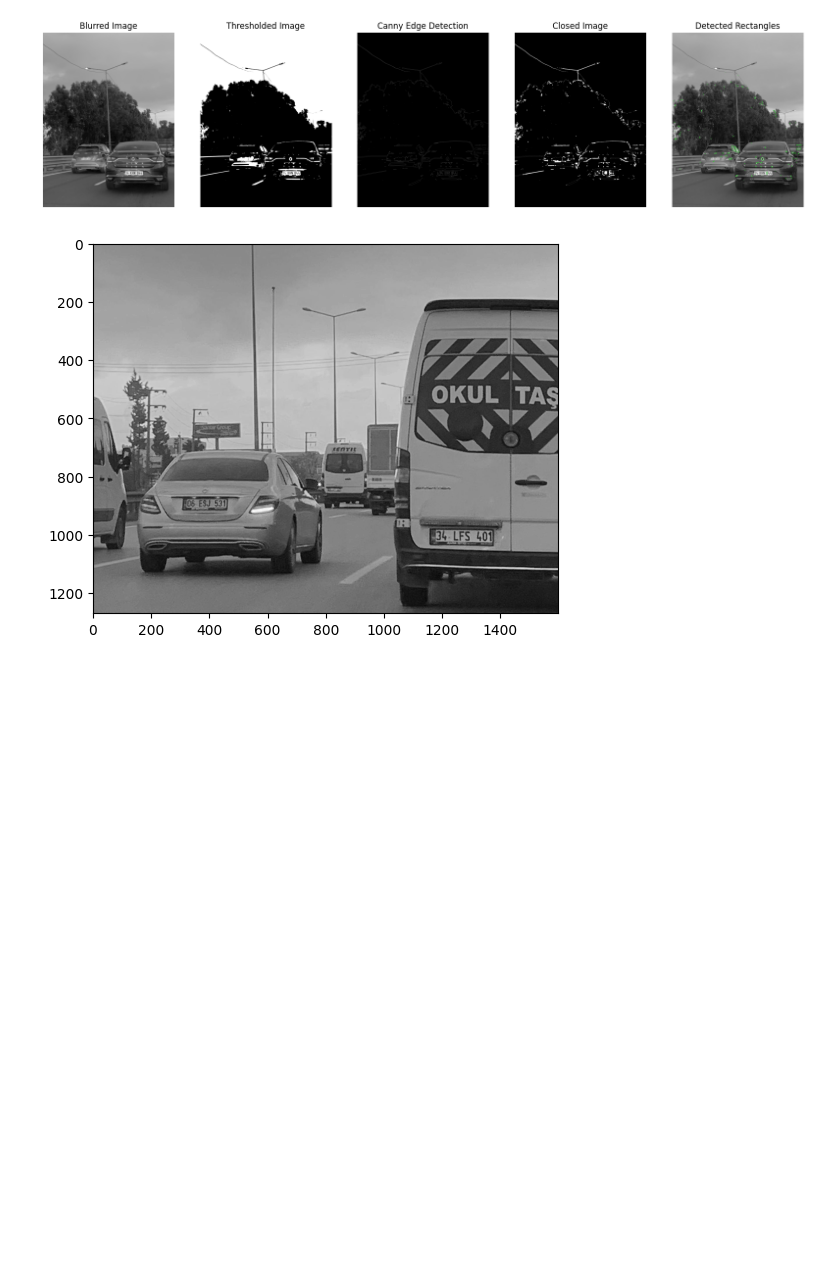
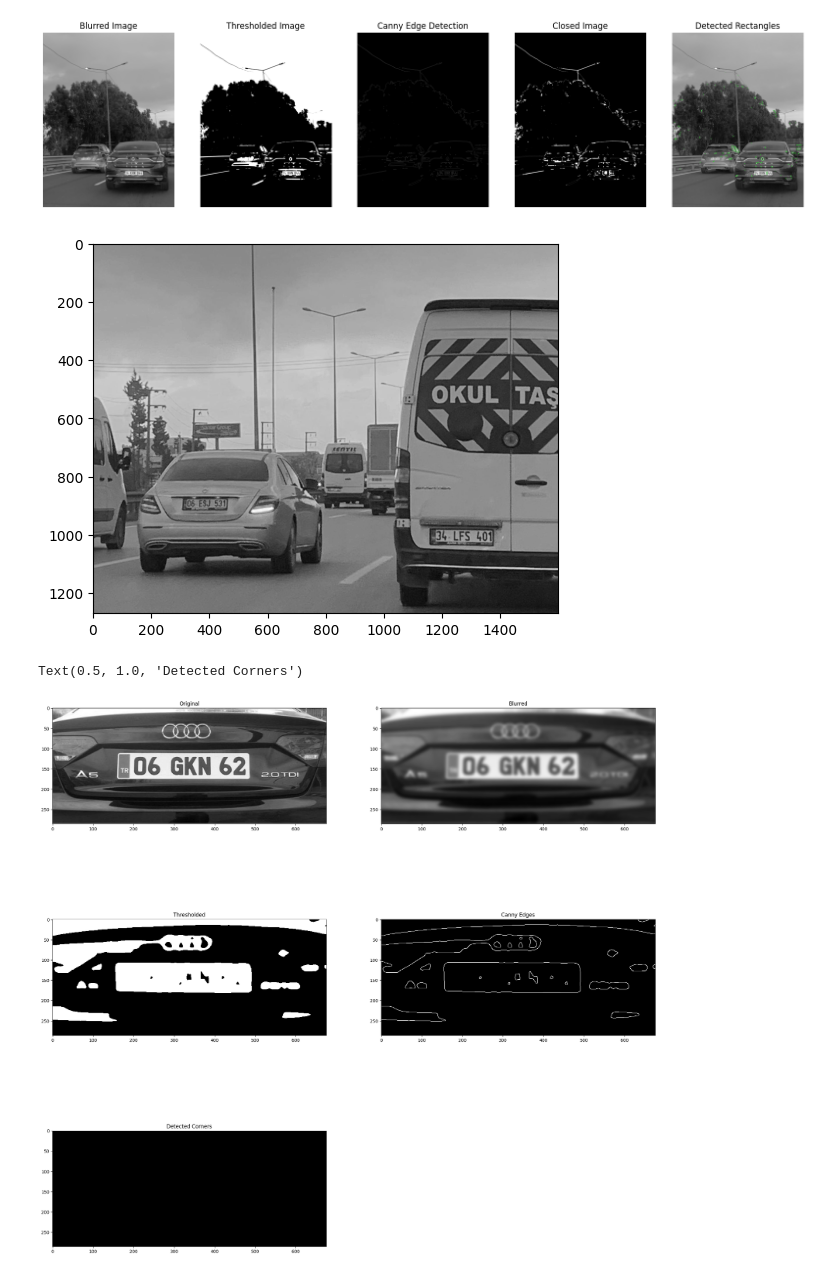
Before and after one commit to beyzanrcam/Image_Processing, a Jupyter notebook: BEYZANUR_CAM_PRJ/main.ipynb, the cells around one changed output. Drawn from its saved outputs; the diff is of its cells as text; code cells hidden in the pictures; blank space fills up the shorter version.

```diff
--- a/BEYZANUR_CAM_PRJ/main.ipynb
+++ b/BEYZANUR_CAM_PRJ/main.ipynb
@@ -372,4 +372,72 @@ plt.imshow(test_hard3_gray, cmap='gray')
 plt.show()
 # %% [output]
 [figure]
+# %%
+train_easy1 = cv2.imread('images_gray/train_images/train_easy1.jpg')
+
+gray = cv2.cvtColor(train_easy1, cv2.COLOR_BGR2GRAY)
+
+blurred = cv2.GaussianBlur(gray, (21, 21), 0)
+
+_, thresh = cv2.threshold(blurred, 105, 255, cv2.THRESH_BINARY)
+
+canny = cv2.Canny(thresh, 100, 100)
+
+# Define the hit-or-miss kernels for corner detection
+hit_miss_kernel_1 = np.array([[ 1,  1,  1,  1,  1],
+                              [ 1,  1,  1, -1, -1],
+                              [ 1,  1, -1, -1, -1],
+                              [ 1, -1, -1, -1, -1],
+                              [ 1, -1, -1, -1, -1]], dtype=np.int8)
+
+hit_miss_kernel_2 = np.array([[ 1,  1,  1,  1,  1],
+                              [-1, -1,  1,  1,  1],
+                              [-1, -1, -1,  1,  1],
+                              [-1, -1, -1, -1,  1],
+                              [-1, -1, -1, -1,  1]], dtype=np.int8)
+
+hit_miss_kernel_3 = np.array([[-1, -1, -1, -1,  1],
+                              [-1, -1, -1,  1,  1],
+                              [-1, -1,  1,  1,  1],
+                              [-1,  1,  1,  1,  1],
+                              [ 1,  1,  1,  1,  1]], dtype=np.int8)
+
+hit_miss_kernel_4 = np.array([[ 1, -1, -1, -1, -1],
+                              [ 1, -1, -1, -1, -1],
+                              [ 1,  1, -1, -1, -1],
+                              [ 1,  1,  1, -1, -1],
+                              [ 1,  1,  1,  1,  1]], dtype=np.int8)
+
+# Apply hit-or-miss operation
+hit_miss_1 = cv2.morphologyEx(canny, cv2.MORPH_HITMISS, hit_miss_kernel_1)
+hit_miss_2 = cv2.morphologyEx(canny, cv2.MORPH_HITMISS, hit_miss_kernel_2)
+hit_miss_3 = cv2.morphologyEx(canny, cv2.MORPH_HITMISS, hit_miss_kernel_3)
+hit_miss_4 = cv2.morphologyEx(canny, cv2.MORPH_HITMISS, hit_miss_kernel_4)
+
+# Combine the results to get the final corner detection
+corners = hit_miss_1 | hit_miss_2 | hit_miss_3 | hit_miss_4
+
+plt.figure(figsize=(25, 25))
+plt.subplot(3,2,1)
+plt.imshow(gray, cmap='gray')
+plt.title('Original')
+
+plt.subplot(3,2,2)
+plt.imshow(blurred, cmap='gray')
+plt.title('Blurred')
+
+plt.subplot(3,2,3)
+plt.imshow(thresh, cmap='gray')
+plt.title('Thresholded')
+
+plt.subplot(3,2,4)
+plt.imshow(canny, cmap='gray')
+plt.title('Canny Edges')
+
+plt.subplot(3,2,5)
+plt.imshow(corners, cmap='gray')
+plt.title('Detected Corners')
+# %% [output]
+Text(0.5, 1.0, 'Detected Corners')
+[figure, added]
 # %%
```
Also changed, not shown: parts of 1 cell of this notebook.
